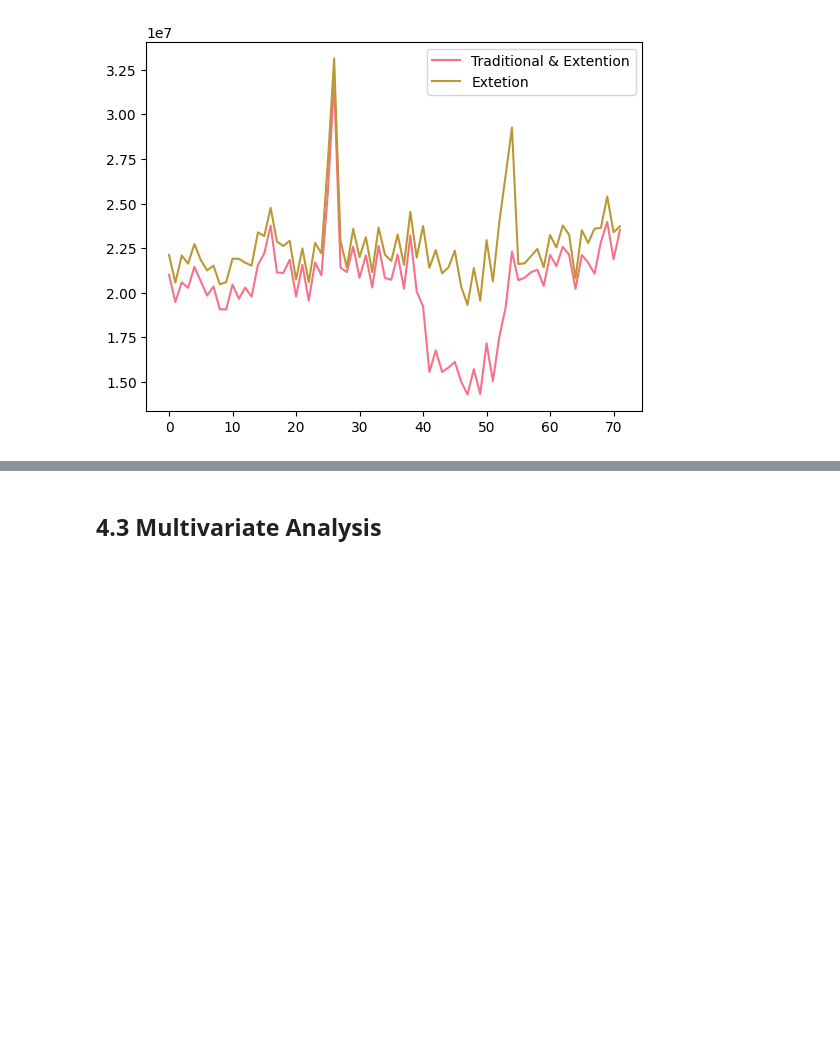
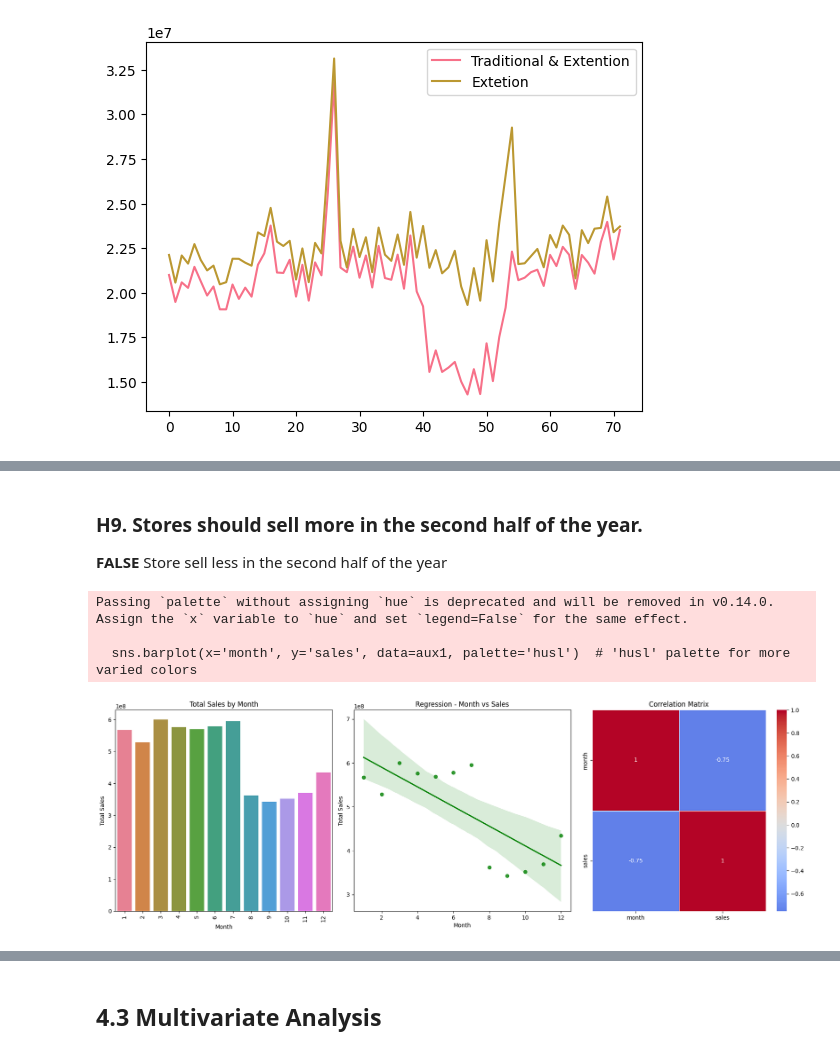
Before and after one commit to jhmartire/ds_production, a Jupyter notebook: m04_v01_store_sales_prediction.ipynb, the cells around one changed output, grey strips where cells are left out. Drawn from its saved outputs; the diff is of its cells as text; code cells hidden in the pictures; blank space fills up the shorter version.

```diff
--- a/m04_v01_store_sales_prediction.ipynb
+++ b/m04_v01_store_sales_prediction.ipynb
@@ -740,0 +819,38 @@ ax.legend( labels=['Traditional & Extention' , 'Extetion']);
+# %% [markdown]
+### **H9.** Stores should sell more in the second half of the year.
+**FALSE** Store sell less in the second half of the year
+# %%
+# Grouping the data by month and summing sales
+aux1 = df4[['month', 'sales']].groupby('month').sum().reset_index()
+
+# Defining the figure size
+plt.figure(figsize=(18, 6))
+
+# Subplot 1: Colored Bar Plot
+plt.subplot(1, 3, 1)
+sns.barplot(x='month', y='sales', data=aux1, palette='husl')  # 'husl' palette for more varied colors
+plt.title('Total Sales by Month')
+plt.xlabel('Month')
+plt.ylabel('Total Sales')
+plt.xticks(rotation=90)  # Rotate X-axis labels for better readability
+
+# Subplot 2: Regression Plot
+plt.subplot(1, 3, 2)
+sns.regplot(x='month', y='sales', data=aux1, color='green')  # Custom color for regression plot
+plt.title('Regression - Month vs Sales')
+plt.xlabel('Month')
+plt.ylabel('Total Sales')
+
+# Subplot 3: Correlation Heatmap
+plt.subplot(1, 3, 3)
+sns.heatmap(aux1.corr(method='pearson'), annot=True, cmap='coolwarm', center=0, linewidths=0.5)  # Colored heatmap with 'coolwarm'
+plt.title('Correlation Matrix')
+
+# Adjusting layout to avoid overlap
+plt.tight_layout()
+plt.show()
+# %% [output]
+Passing `palette` without assigning `hue` is deprecated and will be removed in v0.14.0. Assign the `x` variable to `hue` and set `legend=False` for the same effect.
+
+  sns.barplot(x='month', y='sales', data=aux1, palette='husl')  # 'husl' palette for more varied colors
+[figure, added]
```
Also changed, not shown: parts of 10 cells of this notebook.
